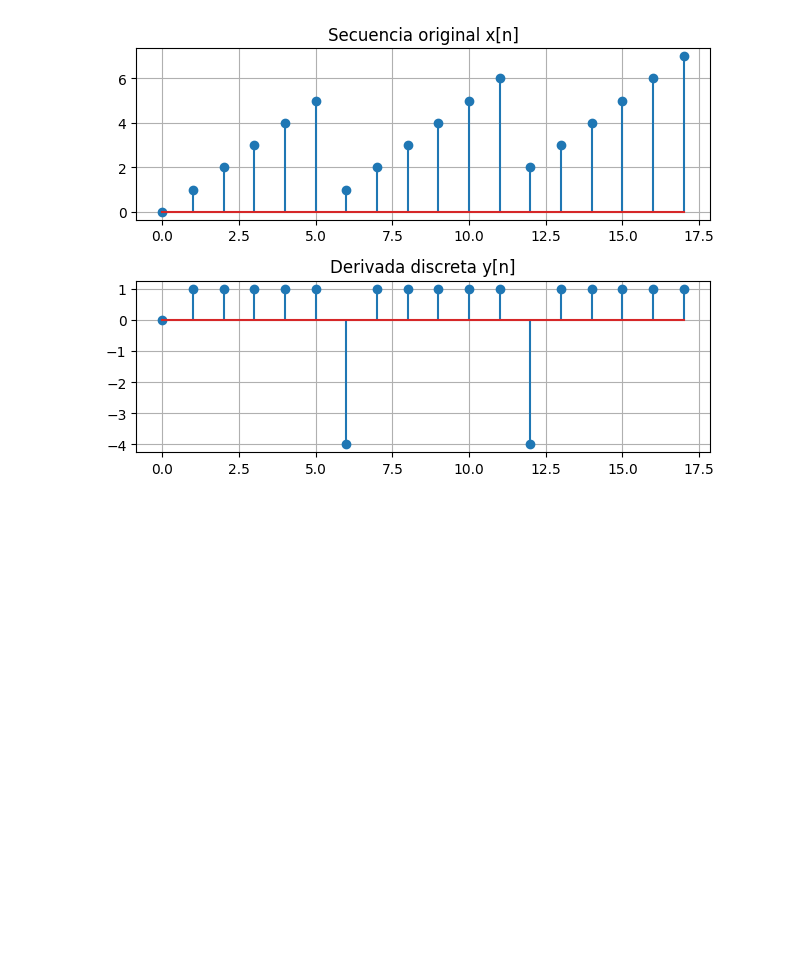
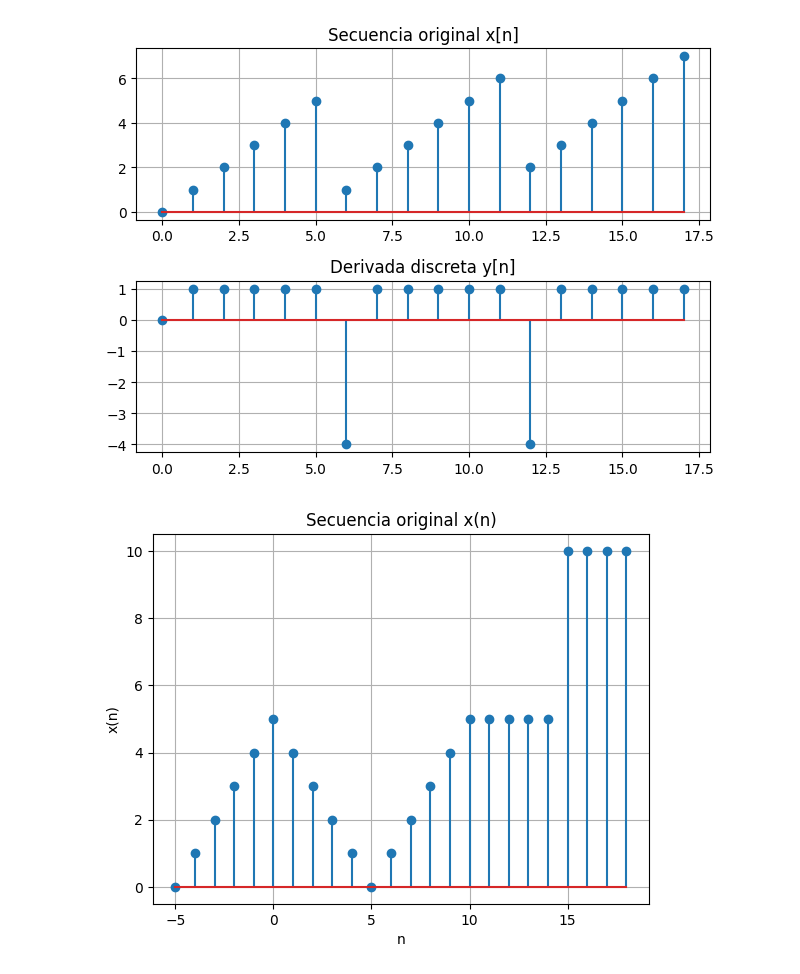
Before and after one commit to Michael10Crack/Lab_BioSenales, a Jupyter notebook: Practica_2.ipynb, the cells around one changed output. Saved outputs shown, nothing was run; the diff lists cells and outputs as text; code cells hidden in the pictures; blank space fills up the shorter version.

```diff
--- a/Practica_2.ipynb
+++ b/Practica_2.ipynb
@@ -168,3 +168,103 @@ plt.tight_layout()
 plt.show()
 # %% [output]
 [figure]
+# %%
+def impseq(n0, n1, n2):
+    n = np.arange(n1, n2+1)
+    x = (n == n0)
+    return x.astype(float), n
+
+def escalon(n0, n1, n2):
+    n = np.arange(n1, n2+1)
+    x = (n >= n0)
+    return x.astype(float), n
+
+def rampa(n0, n1, n2):
+    n = np.arange(n1, n2+1)
+    x = (n - n0) * (n >= n0)
+    return x.astype(float), n
+
+
+
+
+n = np.arange(-5,19)
+
+#rampa creciente hasta n=0
+r1, _ = rampa(-5, -5, 0)
+r1 = r1
+
+#  rampa decreciente
+r2 = np.array([4,3,2,1,0])
+
+# rampa creciente pequeña
+r3 = np.array([1,2,3,4,5])
+
+# constante 5
+c1 = 5*np.ones(4)
+
+# constante 10
+c2 = 10*np.ones(4)
+
+x = np.concatenate((r1, r2, r3, c1, c2))
+
+plt.figure()
+plt.stem(n, x)
+plt.title("Secuencia original x(n)")
+plt.xlabel("n")
+plt.ylabel("x(n)")
+plt.grid(True)
+plt.show()
+
+
+y1 = np.zeros(len(n))
+
+for i in range(len(n)):
+
+    # x(n)
+    xn = x[i]
+
+
+    if -5 <= n[i]-4 <= 18:
+        xn_shift = x[(n[i]-4) - (-5)]
+    else:
+        xn_shift = 0
+
+    y1[i] = 2*xn_shift + xn
+
+plt.figure()
+plt.stem(n, y1)
+plt.title("X_5(n) = 2x(n-4) + x(n)")
+plt.xlabel("n")
+plt.ylabel("X_5(n)")
+plt.grid(True)
+plt.show()
+
+
+n2 = np.arange(-20,21)
+y2 = np.zeros(len(n2))
+
+for i in range(len(n2)):
+
+    # x(n)
+    if -5 <= n2[i] <= 18:
+        xn = x[n2[i] - (-5)]
+    else:
+        xn = 0
+
+
+    if -5 <= n2[i]+2 <= 18:
+        xn_shift2 = x[(n2[i]+2) - (-5)]
+    else:
+        xn_shift2 = 0
+
+    y2[i] = 0.001*np.exp(0.5*n2[i])*xn+10*np.sin(0.05*np.pi*n2[i])*xn_shift2
+
+plt.figure()
+plt.stem(n2, y2)
+plt.title("X_6(n)  -20 ≤ n ≤ 20")
+plt.xlabel("n")
+plt.ylabel("X_6(n)")
+plt.grid(True)
+plt.show()
+# %% [output]
+[figure, added]
```
Also changed, not shown: parts of 1 cell of this notebook.
